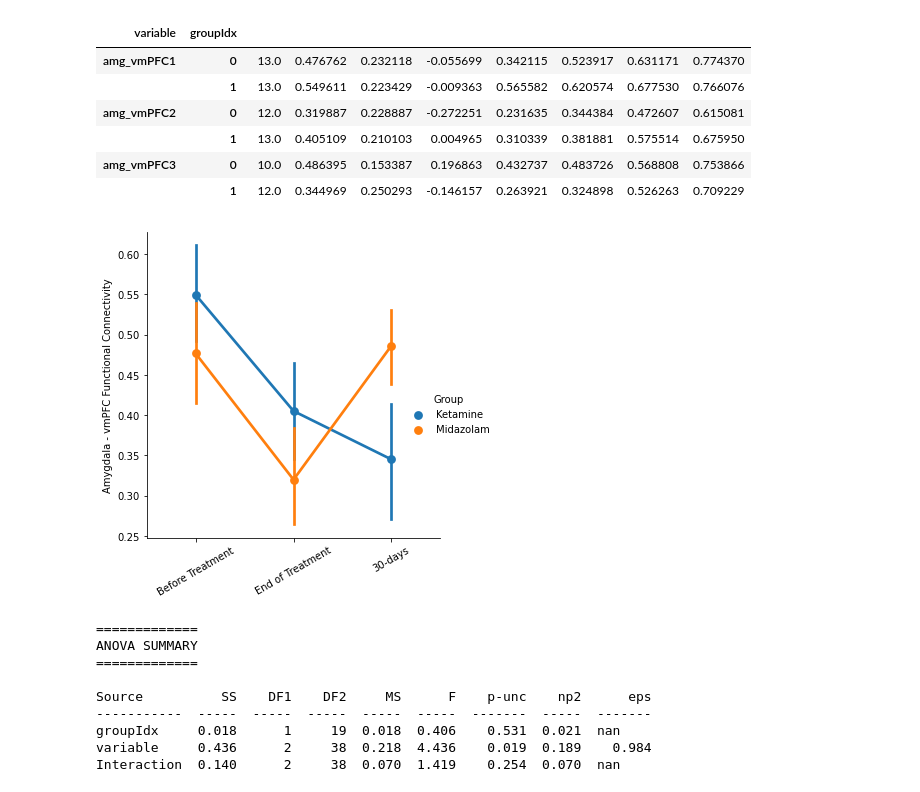
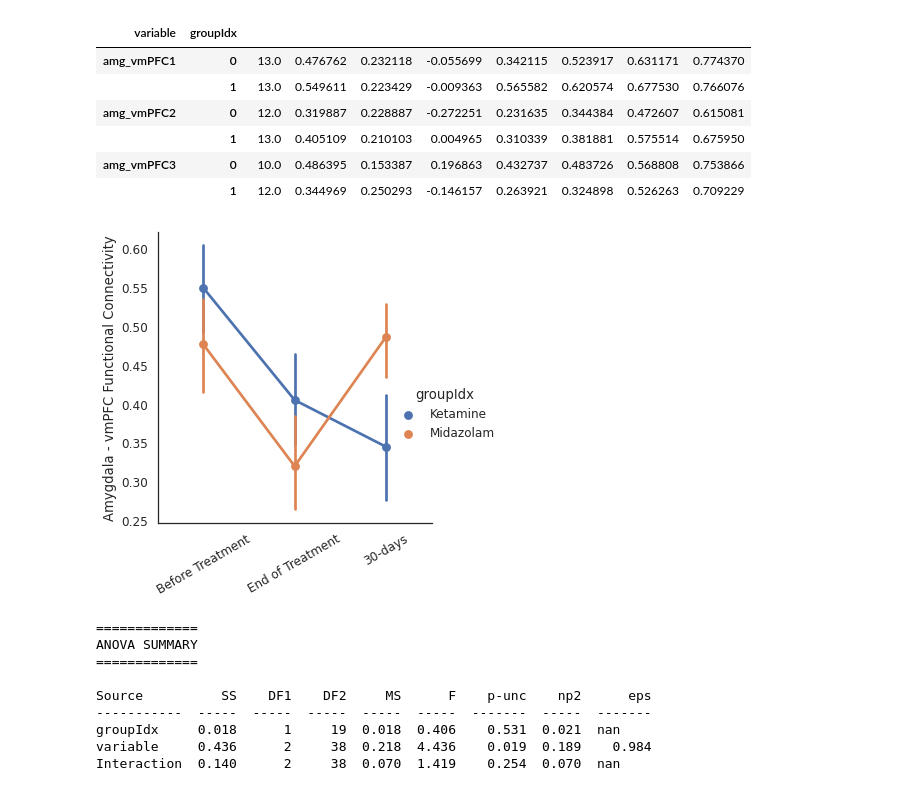
Before and after one commit to orduek/KPE, a Jupyter notebook: func/fc/FC_StatsAnalysis.ipynb, the cells around one changed output. Saved outputs shown, nothing was run; the diff lists cells and outputs as text; code cells hidden in the pictures.

Commit message:
Commiting some changes in graphs

```diff
--- a/func/fc/FC_StatsAnalysis.ipynb
+++ b/func/fc/FC_StatsAnalysis.ipynb
@@ -264,19 +264,23 @@ df_long.groupby(['variable','groupIdx']).describe()
 | amg_vmPFC3 | 0 | 10.0 | 0.486395 | 0.153387 | 0.196863 | 0.432737 | 0.483726 | 0.568808 | 0.753866 |
 |  | 1 | 12.0 | 0.344969 | 0.250293 | -0.146157 | 0.263921 | 0.324898 | 0.526263 | 0.709229 |
 # %%
+sns.set(font_scale = 1.1)
+sns.set_style("white")
 g = sns.catplot(y='value',x='variable', hue='groupIdx', data=df_long, kind='point',
            ci=68, hue_order=[1,0])
 g.set_xlabels("")
 g.set_xticklabels(
     labels=["Before Treatment", "End of Treatment", "30-days"], rotation=30)
 
 g.set_ylabels("Amygdala - vmPFC Functional Connectivity")
-g._legend.set_title("Group")
+#g._legend.set_title("Group")
 new_labels = ['Ketamine','Midazolam']
+#leg = plt.legend(loc="upper right", frameon=False, fontsize=15, labels=new_labels)
 for t, l in zip(g._legend.texts, new_labels): t.set_text(l)
-g.savefig('amg_vmpfc_FC.png', dpi=600, bbox_inches='tight')
+
+#g.savefig('amg_vmpfc_FC.png', dpi=600, bbox_inches='tight')
 # %% [output]
-[figure, old version]
+[figure, new version]
 # %%
 aov = pg.mixed_anova(data=df_long, dv='value', between='groupIdx', within='variable',
                      subject='scr_id', effsize="np2")
```
Also changed, not shown: parts of 1 cell of this notebook, 8 other files.
